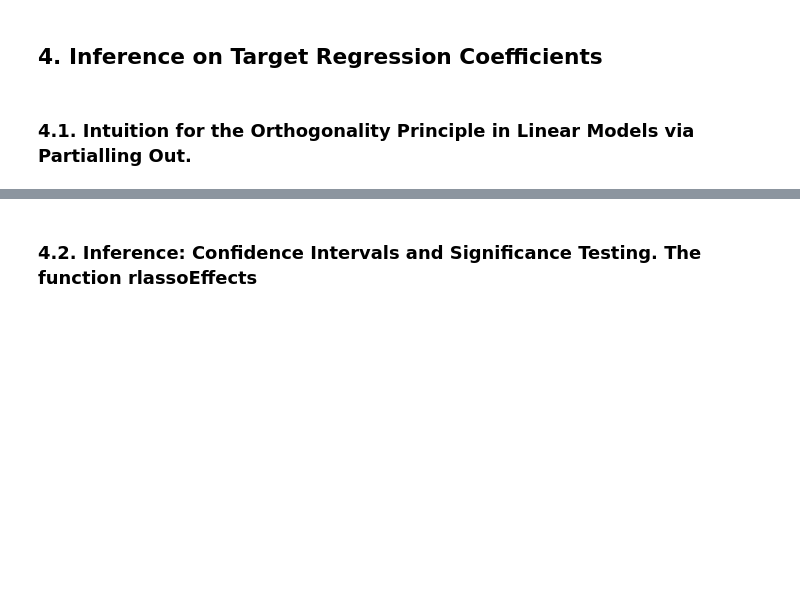
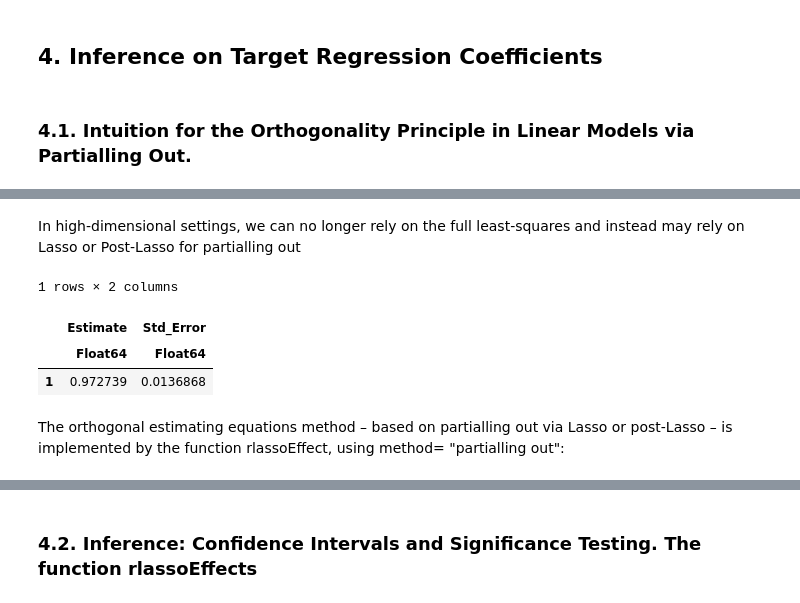
Before and after one commit to d2cml-ai/HDMjl.jl, a Jupyter notebook: tutorial/HDMjl_tutorial.ipynb, the cells around one changed output, grey strips where cells are left out. Drawn from its saved outputs; the diff is of its cells as text; code cells hidden in the pictures; blank space fills up the shorter version.

```diff
--- a/tutorial/HDMjl_tutorial.ipynb
+++ b/tutorial/HDMjl_tutorial.ipynb
@@ -93,0 +140,18 @@ UndefVarError: UndefVarError: Normal not defined
+# %% [markdown]
+In high-dimensional settings, we can no longer rely on the full least-squares and instead may rely on
+Lasso or Post-Lasso for partialling out
+# %%
+rY_1 = rlasso(hcat(ones(length(y)), Matrix(dta[:,3:end])), y);
+rY = rY_1["residuals"]
+rD_1 = rlasso(hcat(ones(length(y)), Matrix(dta[:,3:end])), d);
+rD = rD_1["residuals"]
+partial_fit_postlasso = lm(hcat(ones(length(y)), rD), vec(rY))
+DataFrame(Estimate = coef(partial_fit_postlasso)[2], Std_Error = stderror(partial_fit_postlasso)[2])
+# %% [output]
+1 rows × 2 columns
+|  | Estimate | Std_Error |
+|  | Float64 | Float64 |
+| 1 | 0.972739 | 0.0136868 |
+# %% [markdown]
+The orthogonal estimating equations method – based on partialling out via Lasso or post-Lasso – is
+implemented by the function rlassoEffect, using method= "partialling out":
```
Also changed, not shown: parts of 112 cells of this notebook, 18 other files.
